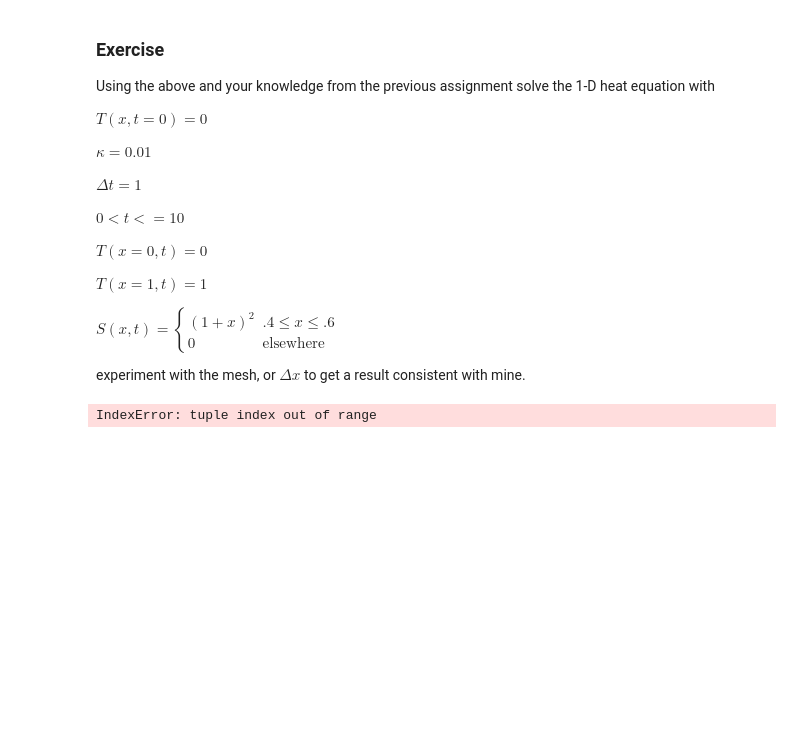
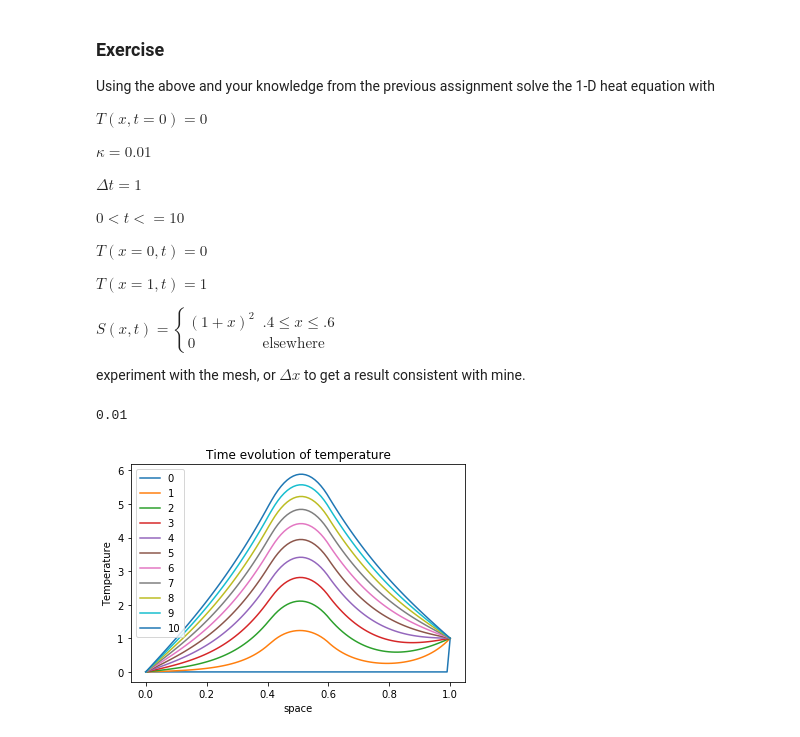
Before and after one commit to falkzach/CSCI557-Simulation-Modeling, a Jupyter notebook: homework3/HW3 - Time Dependent Temperature.ipynb, the cells around one changed output. Cells and saved outputs as stored; diff of their text form; code cells hidden in the pictures; blank space fills up the shorter version.

```diff
--- a/homework3/HW3 - Time Dependent Temperature.ipynb
+++ b/homework3/HW3 - Time Dependent Temperature.ipynb
@@ -140,41 +140,55 @@ experiment with the mesh, or $\Delta x$ to get a result consistent with mine.
 # %%
 %matplotlib inline
 
 import numpy as np
+import matplotlib.pyplot as plt
 from scipy.linalg import solve
-import matplotlib.pyplot as plt
 
 def T(x, t):
     if x == 0 or t == 0:
         return 0
     elif x== 1:
         return 1
-    return -1 #TODO: what am I?
 
-def S(x, t):
+def S(x, t=0):
     if x >= 0.4 and x <= 0.6:
         return (1 + x)**2
     return 0
 
+vS = np.vectorize(S)
 
-x0, xN, N = 0.0, 10.0, 10
-k = -0.01 #negative kapa to avoid negative numbers
-dx = 1/N
+x0, xN, N = 0.0, 1.0, 100
+k = 0.01
 dt = 1
+dx = (xN - x0) / N
+print(dx)
 
 x = np.linspace(x0, xN, N)
 
 A = np.diag([-2] * N)
 A += np.diag([1] * (N - 1), 1) + np.diag([1] * (N - 1), -1)
 I = np.identity(N)
 
-dA = (I - ((k * dt) / dx**2) * A) # error in notes, should be I - ....
-b = dt * S()/(1) + t
-b[1] = T()
-b[-1] = T()
+dA = (I - ((k * dt) / (dx**2)) * A) # error in notes, should be I - ....
+dA[0,:] = [1] + [0]*(N-1)
+dA[-1,:] = [0]*(N-1) + [1]
 
-u = solve(A, b)
+s = vS(x, t)
 
-plt.plot(x, u)
+u = [0]*(N-1) + [1]
+plt.plot(x, u, label=0)
+for t in range(1,11):
+    b = dt * s + u
+    b[0] = T(0,t + dt)
+    b[-1] = T(1,t + dt)
+    u = solve(dA, b)
+    plt.plot(x, u, label=t)
+
+plt.title('Time evolution of temperature')
+plt.ylabel('Temperature')
+plt.xlabel('space')
+plt.legend(loc="upper left")
+plt.show()
 # %% [output]
-IndexError: tuple index out of range
+0.01
+[figure, added]
```
Also changed, not shown: 1 other file.
